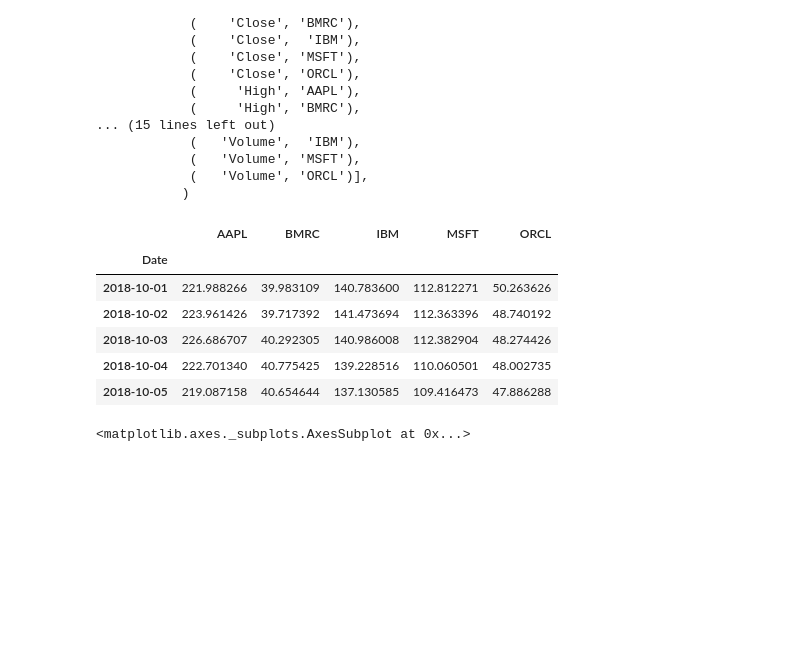
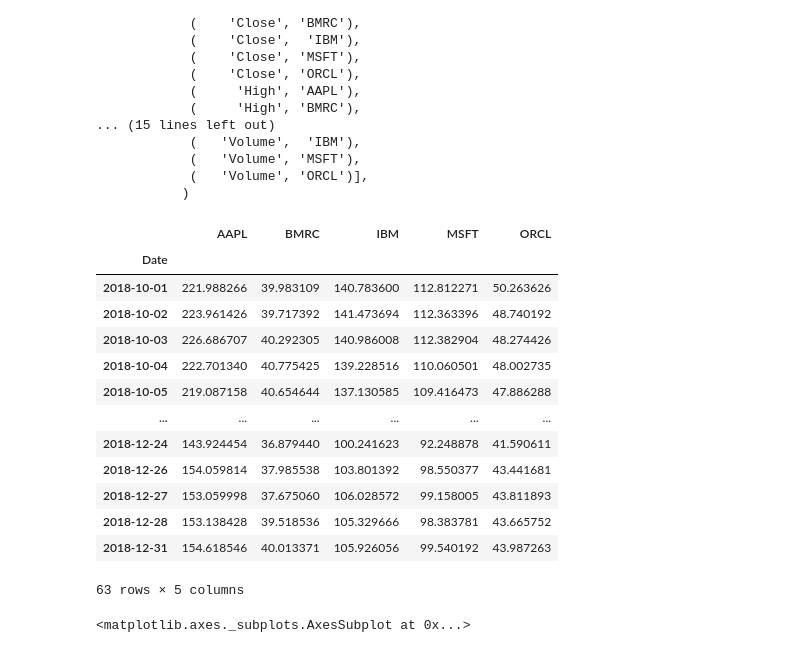
Before and after one commit to jiarongj/Python, a Jupyter notebook: Rongjing's_Submission_to_Cubist.ipynb, the cells around one changed output. Saved outputs shown, nothing was run; the diff lists cells and outputs as text; code cells hidden in the pictures; blank space fills up the shorter version.

```diff
--- a/Rongjing's_Submission_to_Cubist.ipynb
+++ b/Rongjing's_Submission_to_Cubist.ipynb
@@ -23,7 +31,7 @@ import yfinance as yf
 # %%
 tickers = ['MSFT', 'ORCL', 'IBM', 'AAPL', 'BMRC']
 start_date = '2018-10-01'
-end_date = '2018-12-31'
+end_date = '2019-01-01'
 data = yf.download(tickers = tickers, start = start_date, end = end_date)
 # %% [output]
 [*********************100%***********************]  5 of 5 completed
@@ -63,15 +70,23 @@ MultiIndex([('Adj Close', 'AAPL'),
            )
 # %%
 df = data['Adj Close']
-df.head()
+df
+#df.head()
 # %% [output]
 |  | AAPL | BMRC | IBM | MSFT | ORCL |
 | Date |  |  |  |  |  |
 | 2018-10-01 | 221.988266 | 39.983109 | 140.783600 | 112.812271 | 50.263626 |
 | 2018-10-02 | 223.961426 | 39.717392 | 141.473694 | 112.363396 | 48.740192 |
 | 2018-10-03 | 226.686707 | 40.292305 | 140.986008 | 112.382904 | 48.274426 |
 | 2018-10-04 | 222.701340 | 40.775425 | 139.228516 | 110.060501 | 48.002735 |
 | 2018-10-05 | 219.087158 | 40.654644 | 137.130585 | 109.416473 | 47.886288 |
+| ... | ... | ... | ... | ... | ... |
+| 2018-12-24 | 143.924454 | 36.879440 | 100.241623 | 92.248878 | 41.590611 |
+| 2018-12-26 | 154.059814 | 37.985538 | 103.801392 | 98.550377 | 43.441681 |
+| 2018-12-27 | 153.059998 | 37.675060 | 106.028572 | 99.158005 | 43.811893 |
+| 2018-12-28 | 153.138428 | 39.518536 | 105.329666 | 98.383781 | 43.665752 |
+| 2018-12-31 | 154.618546 | 40.013371 | 105.926056 | 99.540192 | 43.987263 |
+63 rows × 5 columns
 # %%
 df.plot()
 # %% [output]
```
Also changed, not shown: parts of 8 cells of this notebook.
